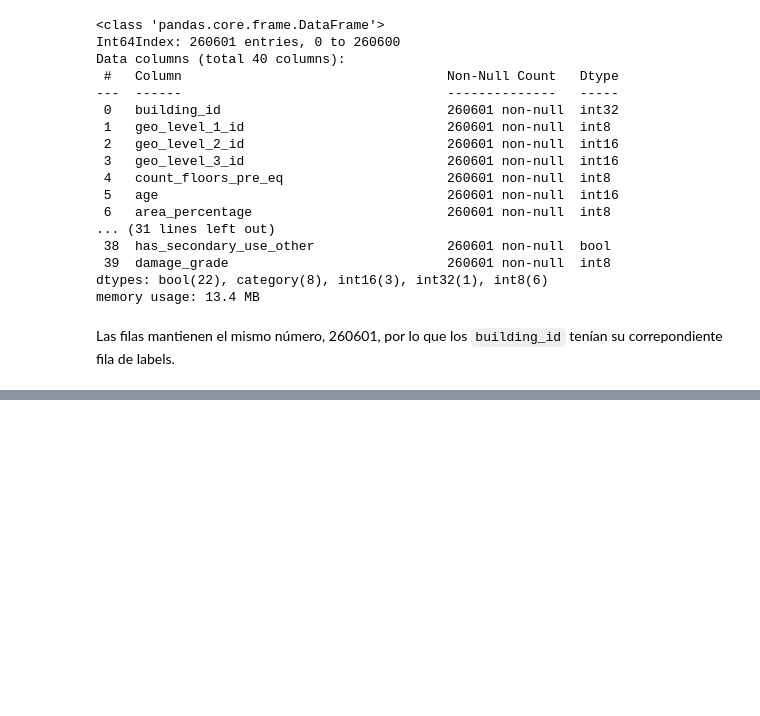
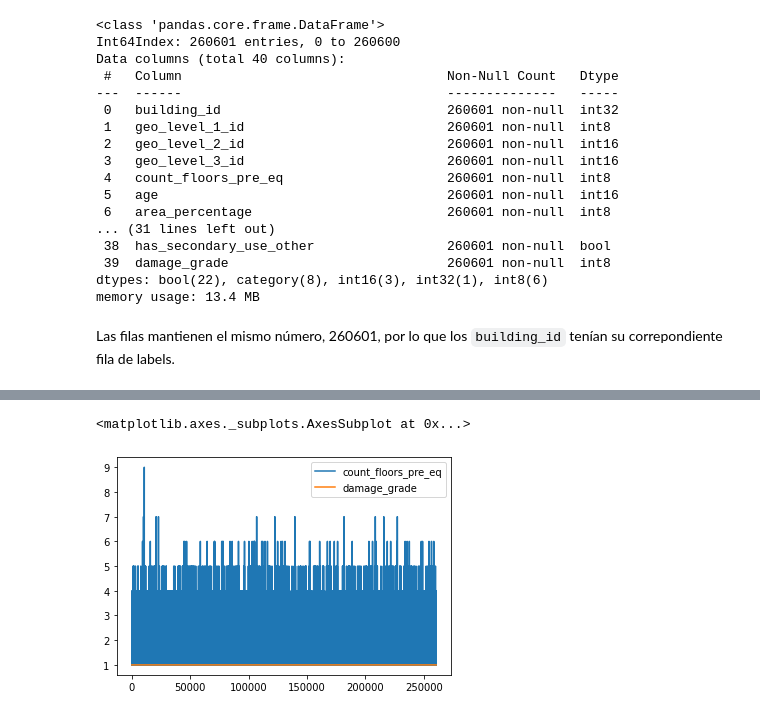
Before and after one commit to ffelfis/OrgaDatosTPs, a Jupyter notebook: TP1/nb_facundo.ipynb, the cells around one changed output, grey strips where cells are left out. Cells and saved outputs as stored; diff of their text form; code cells hidden in the pictures; blank space fills up the shorter version.

```diff
--- a/TP1/nb_facundo.ipynb
+++ b/TP1/nb_facundo.ipynb
@@ -309,0 +314,5 @@ df
+# %%
+df.loc[df['damage_grade'] == 1].loc[:, ['count_floors_pre_eq', 'damage_grade']].plot()
+# %% [output]
+<matplotlib.axes._subplots.AxesSubplot at 0x...>
+[figure, added]
```
Also changed, not shown: parts of 4 cells of this notebook.
